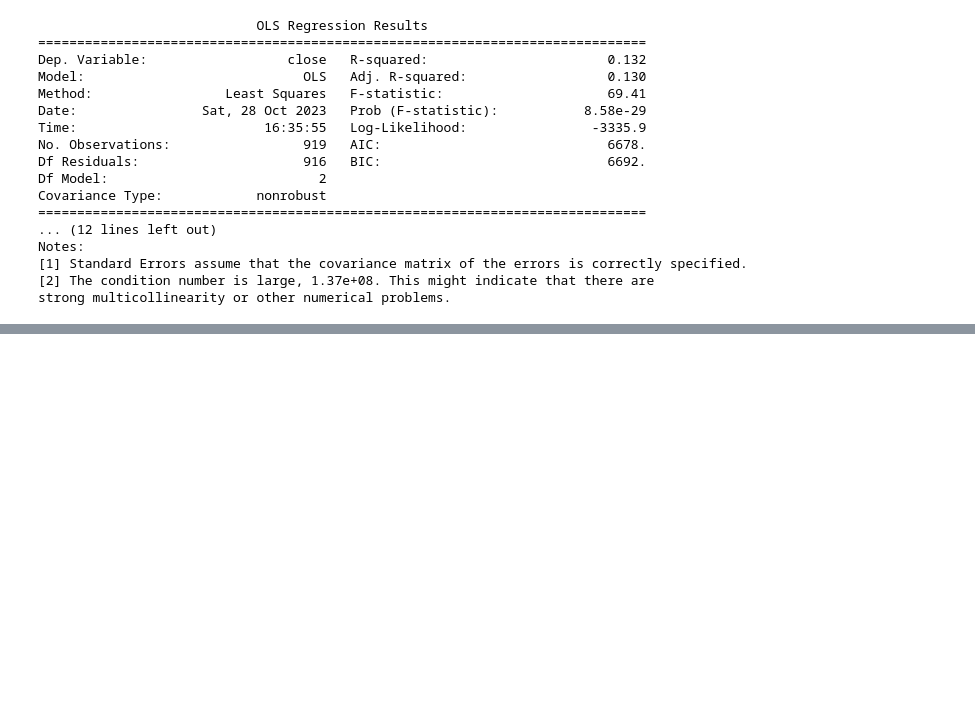
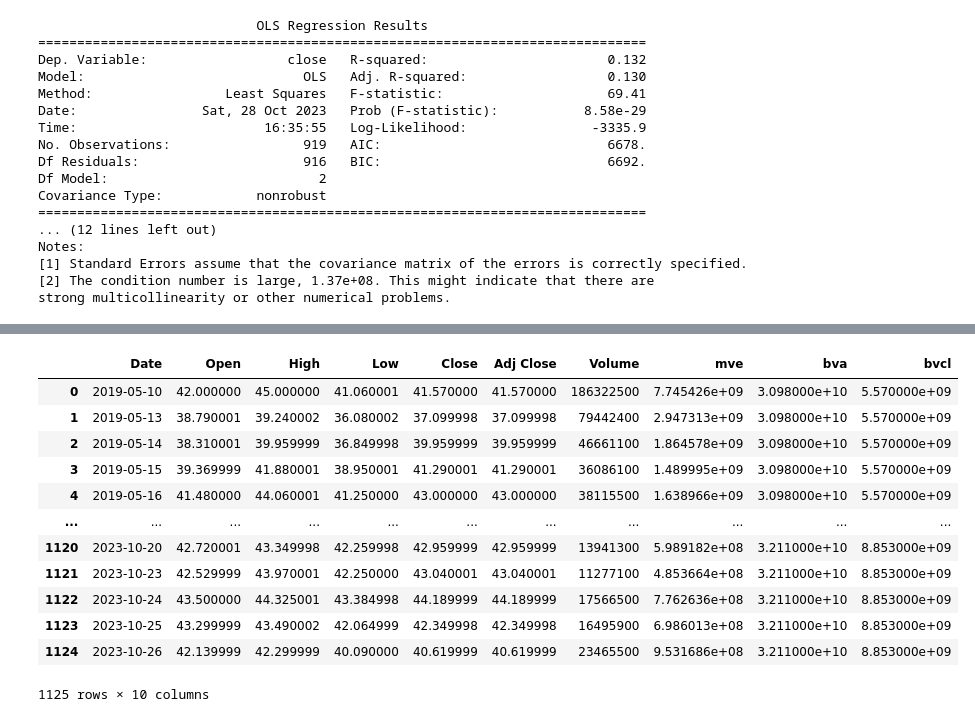
Before and after one commit to MixGolem0430/uber_research, a Jupyter notebook: fhvhv_regression.ipynb, the cells around one changed output, grey strips where cells are left out. Cells and saved outputs as stored; diff of their text form; code cells hidden in the pictures; blank space fills up the shorter version.

```diff
--- a/fhvhv_regression.ipynb
+++ b/fhvhv_regression.ipynb
@@ -260,0 +278,3 @@ strong multicollinearity or other numerical problems.
+# %%
+uber_stock['mve']=uber_stock.Close*uber_stock.Volume
+uber_stock
@@ -260,0 +327,3 @@ strong multicollinearity or other numerical problems.
+# %%
+uber_stock['bva'] = uber_stock.apply(lambda x: bva(x.Date),axis=1)
+uber_stock
@@ -260,0 +376,17 @@ strong multicollinearity or other numerical problems.
+# %%
+uber_stock['bvcl'] = uber_stock.apply(lambda x: bvcl(x.Date),axis=1)
+uber_stock
+# %% [output]
+|  | Date | Open | High | Low | Close | Adj Close | Volume | mve | bva | bvcl |
+| 0 | 2019-05-10 | 42.000000 | 45.000000 | 41.060001 | 41.570000 | 41.570000 | 186322500 | 7.745426e+09 | 3.098000e+10 | 5.570000e+09 |
+| 1 | 2019-05-13 | 38.790001 | 39.240002 | 36.080002 | 37.099998 | 37.099998 | 79442400 | 2.947313e+09 | 3.098000e+10 | 5.570000e+09 |
+| 2 | 2019-05-14 | 38.310001 | 39.959999 | 36.849998 | 39.959999 | 39.959999 | 46661100 | 1.864578e+09 | 3.098000e+10 | 5.570000e+09 |
+| 3 | 2019-05-15 | 39.369999 | 41.880001 | 38.950001 | 41.290001 | 41.290001 | 36086100 | 1.489995e+09 | 3.098000e+10 | 5.570000e+09 |
+| 4 | 2019-05-16 | 41.480000 | 44.060001 | 41.250000 | 43.000000 | 43.000000 | 38115500 | 1.638966e+09 | 3.098000e+10 | 5.570000e+09 |
+| ... | ... | ... | ... | ... | ... | ... | ... | ... | ... | ... |
+| 1120 | 2023-10-20 | 42.720001 | 43.349998 | 42.259998 | 42.959999 | 42.959999 | 13941300 | 5.989182e+08 | 3.211000e+10 | 8.853000e+09 |
+| 1121 | 2023-10-23 | 42.529999 | 43.970001 | 42.250000 | 43.040001 | 43.040001 | 11277100 | 4.853664e+08 | 3.211000e+10 | 8.853000e+09 |
+| 1122 | 2023-10-24 | 43.500000 | 44.325001 | 43.384998 | 44.189999 | 44.189999 | 17566500 | 7.762636e+08 | 3.211000e+10 | 8.853000e+09 |
+| 1123 | 2023-10-25 | 43.299999 | 43.490002 | 42.064999 | 42.349998 | 42.349998 | 16495900 | 6.986013e+08 | 3.211000e+10 | 8.853000e+09 |
+| 1124 | 2023-10-26 | 42.139999 | 42.299999 | 40.090000 | 40.619999 | 40.619999 | 23465500 | 9.531686e+08 | 3.211000e+10 | 8.853000e+09 |
+1125 rows × 10 columns
```
Also changed, not shown: parts of 12 cells of this notebook.
